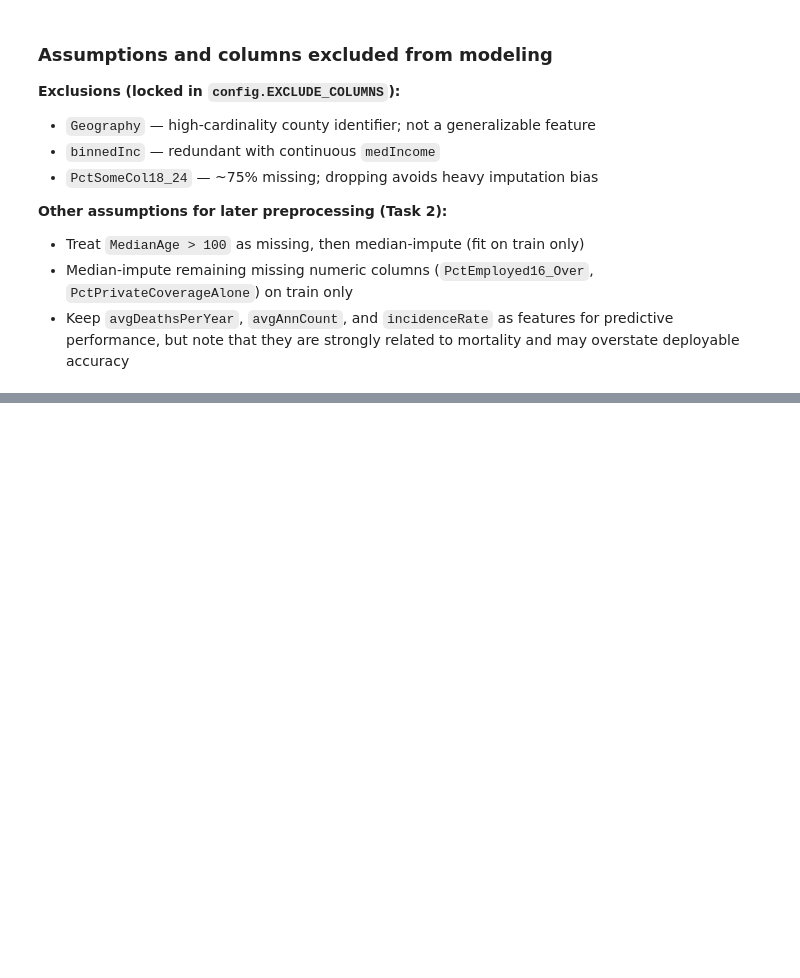
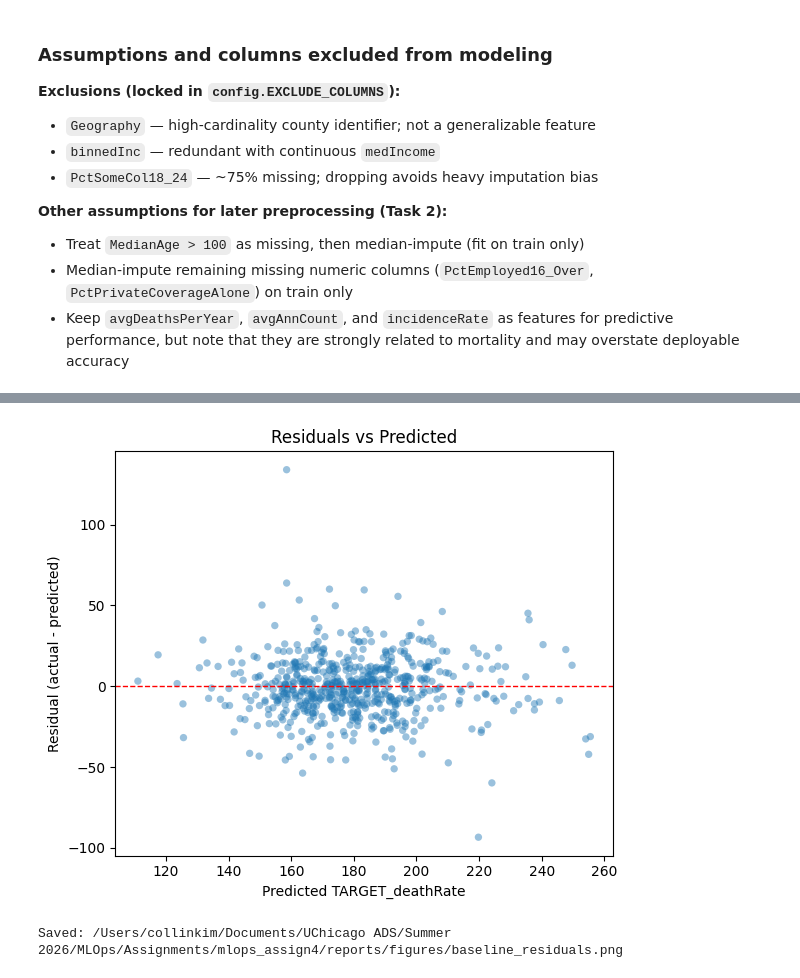
Before and after one commit to collin-k/mlops_assign4, a Jupyter notebook: notebooks/model_monitoring.ipynb, the cells around one changed output, grey strips where cells are left out. Drawn from its saved outputs; the diff is of its cells as text; code cells hidden in the pictures; blank space fills up the shorter version.

```diff
--- a/notebooks/model_monitoring.ipynb
+++ b/notebooks/model_monitoring.ipynb
@@ -166,0 +194,12 @@ Non-numeric columns: ['binnedInc', 'Geography']
+# %%
+X_train, X_test, y_train, y_test = train_test_split(
+    X,
+    y,
+    test_size=cfg.TEST_SIZE,
+    random_state=cfg.SEED,
+)
+
+print(f"Split ratio: {1 - cfg.TEST_SIZE:.0%}, {cfg.TEST_SIZE:.0%}")
+print(f"random_state={cfg.SEED}")
+print(f"X_train: {X_train.shape}, X_test: {X_test.shape}")
+print(f"y_train mean={y_train.mean():.2f}, y_test mean={y_test.mean():.2f}")
@@ -166,0 +351,16 @@ Non-numeric columns: ['binnedInc', 'Geography']
+# %%
+fig, ax = plt.subplots(figsize=(6, 5))
+ax.scatter(y_pred_test, residuals, alpha=0.45, edgecolors="none", s=28)
+ax.axhline(0, color="r", linestyle="--", linewidth=1)
+ax.set_xlabel("Predicted TARGET_deathRate")
+ax.set_ylabel("Residual (actual - predicted)")
+ax.set_title("Residuals vs Predicted")
+fig.tight_layout()
+
+residuals_path = cfg.FIGURES_DIR / "baseline_residuals.png"
+fig.savefig(residuals_path, dpi=150, bbox_inches="tight")
+plt.show()
+print(f"Saved: {residuals_path}")
+# %% [output]
+[figure, added]
+Saved: /Users/collinkim/Documents/UChicago ADS/Summer 2026/MLOps/Assignments/mlops_assign4/reports/figures/baseline_residuals.png
```
Also changed, not shown: parts of 12 cells of this notebook, 4 other files.
